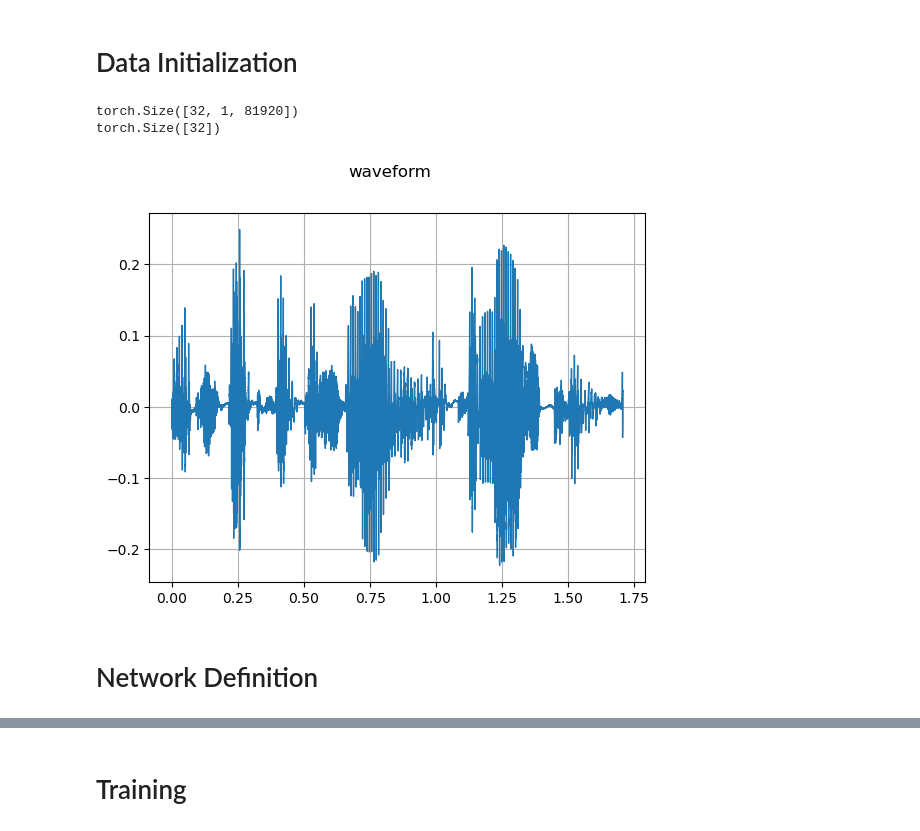
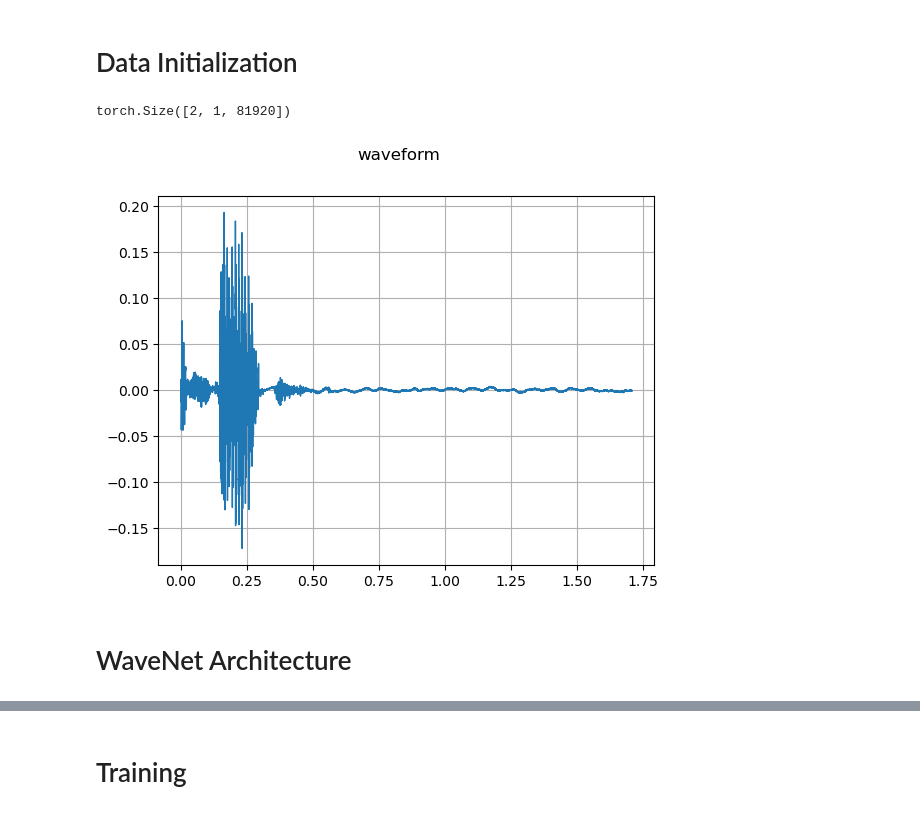
Before and after one commit to mariodesimone99/vqvae, a Jupyter notebook: demo.ipynb, the cells around one changed output, grey strips where cells are left out. Drawn from its saved outputs; the diff is of its cells as text; code cells hidden in the pictures.

```diff
--- a/demo.ipynb
+++ b/demo.ipynb
@@ -37,11 +35,13 @@ Free Memory: 0
 # %% [markdown]
 # Hyperparameters
 # %%
-BATCH_SIZE = 32
-EPOCHS = 10
+BATCH_SIZE = 2
+EPOCHS = 15
 WAVE_LENGTH = 81920#40960
 LEARNING_RATE = 0.001
 SPLIT = 0.5
+
+np.random.seed(0)
 # %% [markdown]
 # Utility Methods
 # %%
@@ -217,15 +222,38 @@ vctk_val_dl = DataLoader(vctk_val_eq, batch_size=BATCH_SIZE, shuffle=True)
+# %%
+#load is used to make reproducible the results
+load = True
+save = False
+vctk = VCTK_092("./datasets", download=True)
+if load:
+    train_idx = np.load("train_idx.npy")
+    val_idx = np.load("val_idx.npy")
+else:
+    vctk_len = len(vctk)
+    idx = np.arange(vctk_len)
+    idx = np.random.permutation(idx)
+    train_idx = idx[:int(SPLIT*vctk_len)]
+    val_idx = idx[int(SPLIT*vctk_len):]
+
+if save:
+    np.save("train_idx.npy", train_idx)
+    np.save("val_idx.npy", val_idx)
+
+
+train_dataset = Subset(vctk, train_idx)
+val_dataset = Subset(vctk, val_idx)
+
+vctk_train_eq = EqualDataset(train_dataset, WAVE_LENGTH)
+vctk_train_dl = DataLoader(vctk_train_eq, batch_size=BATCH_SIZE)
+
+vctk_val_eq = EqualDataset(val_dataset, WAVE_LENGTH)
+vctk_val_dl = DataLoader(vctk_val_eq, batch_size=BATCH_SIZE)
 # %%
-for _, (waveform, sample_rate, speaker_id) in enumerate(vctk_train_dl):
+for waveform, sample_rate, speaker_id in vctk_train_dl:
     print(waveform.shape)
-    print(sample_rate.shape)
-    #print(speaker_id.shape)
     break
+plot_waveform(waveform[0], sample_rate[0])
 # %% [output]
-torch.Size([32, 1, 81920])
-torch.Size([32])
+torch.Size([2, 1, 81920])
+[figure, added]
-# %%
-plot_waveform(waveform[0], sample_rate[0])
-# %% [output]
-[figure, removed]
-# %% [markdown]
-# Network Definition
+# %% [markdown]
+# WaveNet Architecture
```
Also changed, not shown: parts of 54 cells of this notebook, 1 other file.
